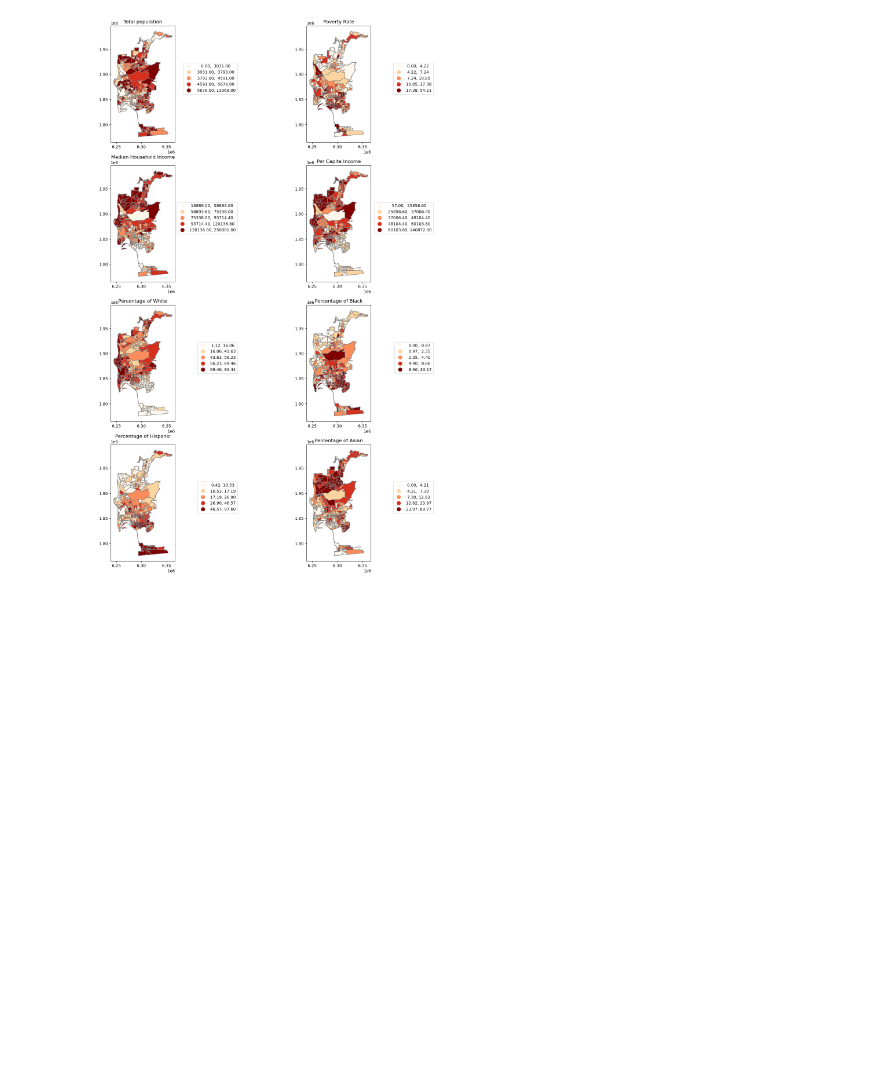
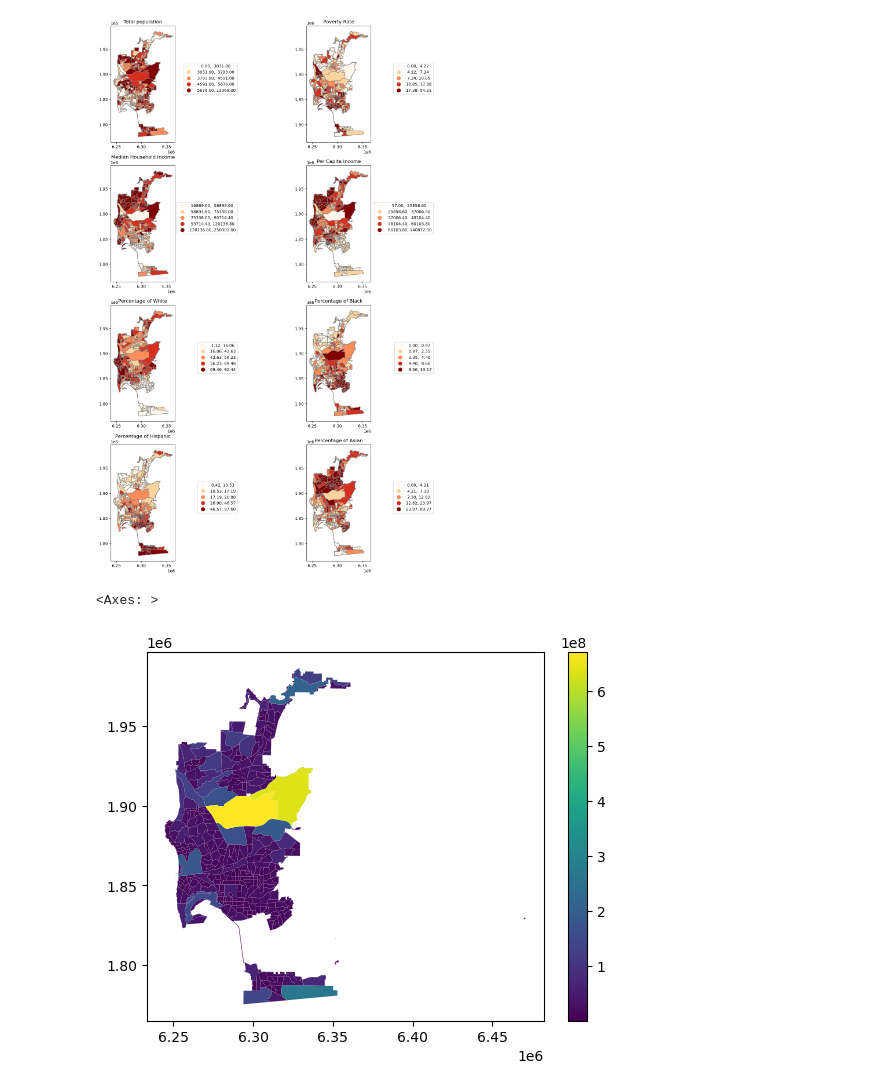
Before and after one commit to robertl0500/15-minute-analysis, a Jupyter notebook: 15-minute-package/Project_maps.ipynb, the cells around one changed output. Cells and saved outputs as stored; diff of their text form; code cells hidden in the pictures; blank space fills up the shorter version.

```diff
--- a/15-minute-package/Project_maps.ipynb
+++ b/15-minute-package/Project_maps.ipynb
@@ -19,7 +19,7 @@ from libpysal.weights import Queen
 # %%
 #sd_tracts.plot()
 # %%
-sd_boundary = gpd.read_file("github/15-minute-analysis/15-minute-package/data/sd_boundary/san_diego_boundary_datasd.shp")
+sd_boundary = gpd.read_file("~/github/15-minute-analysis/15-minute-package/data/sd_boundary/san_diego_boundary_datasd.shp")
 # %%
 sd_boundary.plot()
 # %% [output]
@@ -96,0 +114,3 @@ sd_demo_WW.plot(ax=ax[1])
+# %%
+sd_demo['area'] = sd_demo['geometry'].area
+sd_demo['area']
@@ -96,0 +130,3 @@ sd_demo_WW.plot(ax=ax[1])
+# %%
+sd_demo['pop_density'] = sd_demo['n_total_pop'] / sd_demo['area']
+sd_demo['pop_density']
@@ -121,3 +170,8 @@ for i, col in enumerate(analysis_variables):
 plt.show()
 # %% [output]
 [figure]
+# %%
+sd_demo.plot(column='area', legend=True)
+# %% [output]
+<Axes: >
+[figure, added]
```
Also changed, not shown: parts of 5 cells of this notebook.
